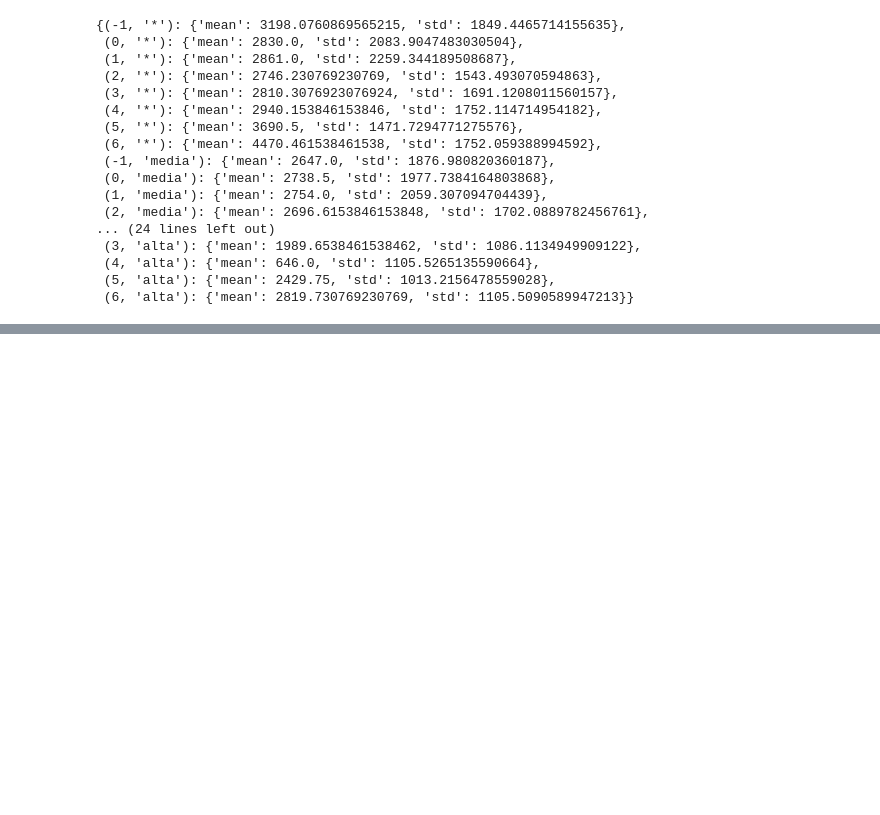
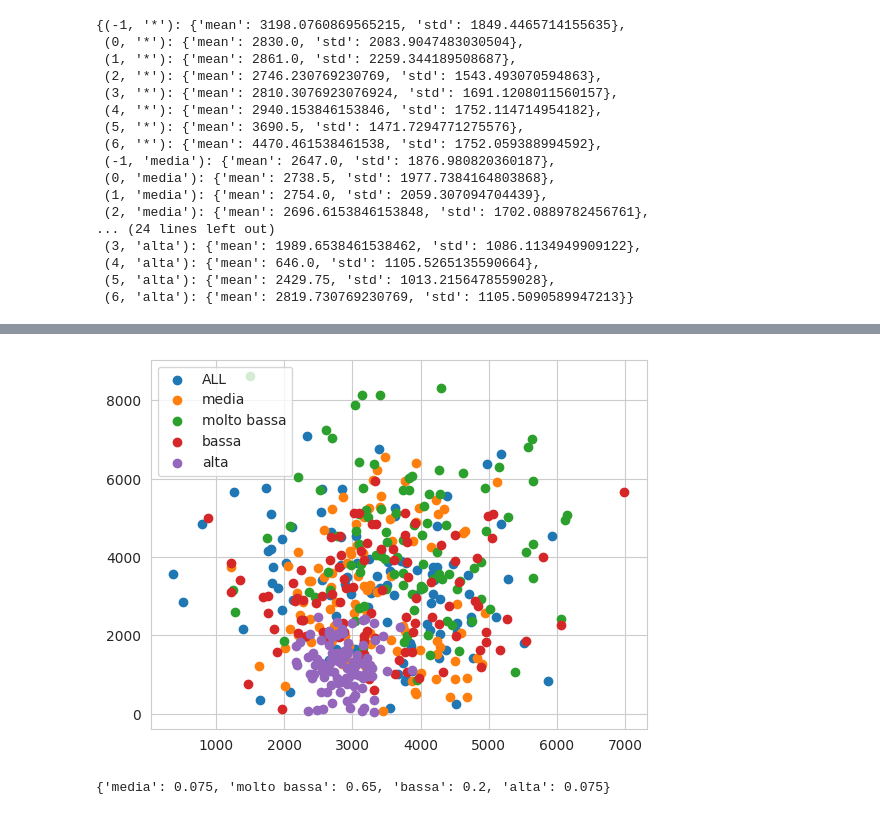
Before and after one commit to tn-aixpa/datiturismo, a Jupyter notebook: digital twin/extract_presences.ipynb, the cells around one changed output, grey strips where cells are left out. Cells and saved outputs as stored; diff of their text form; code cells hidden in the pictures; blank space fills up the shorter version.

```diff
--- a/digital twin/extract_presences.ipynb
+++ b/digital twin/extract_presences.ipynb
@@ -136,9 +136,9 @@ freq = dict(collections.Counter(meteo_df['probprec06-12'].values))
 freq.pop('--')
 
 size = sum(freq.values())
-dist = { k: v/size for k,v in freq.items() }
+meteo_dist = { k: v/size for k,v in freq.items() }
 
-dist
+meteo_dist
 # %% [output]
 {'media': 0.075, 'molto bassa': 0.65, 'bassa': 0.2, 'alta': 0.075}
 # %%
@@ -252,0 +276,21 @@ excursionist_presences_stats
+# %%
+tourist_sample_p = {}
+excursionist_sample_p = {}
+sample_size = 100
+
+for p in meteo_dist.keys():
+    stats = tourist_presences_stats[-1, p]
+    tourist_sample_p[p] = truncnorm.rvs(-stats['mean'] / stats['std'], 10, loc=stats['mean'], scale=stats['std'], size=sample_size)
+    stats = excursionist_presences_stats[-1, p]
+    excursionist_sample_p[p] = truncnorm.rvs(-stats['mean'] / stats['std'], 10, loc=stats['mean'], scale=stats['std'], size=sample_size)
+# %%
+plt.scatter(tourist_sample_w[-1], excursionist_sample_w[-1], label='ALL')
+for p in meteo_dist.keys():
+    plt.scatter(tourist_sample_p[p], excursionist_sample_p[p], label=p)
+    plt.legend()
+# %% [output]
+[figure, added]
+# %%
+meteo_dist
+# %% [output]
+{'media': 0.075, 'molto bassa': 0.65, 'bassa': 0.2, 'alta': 0.075}
```
Also changed, not shown: parts of 5 cells of this notebook.
